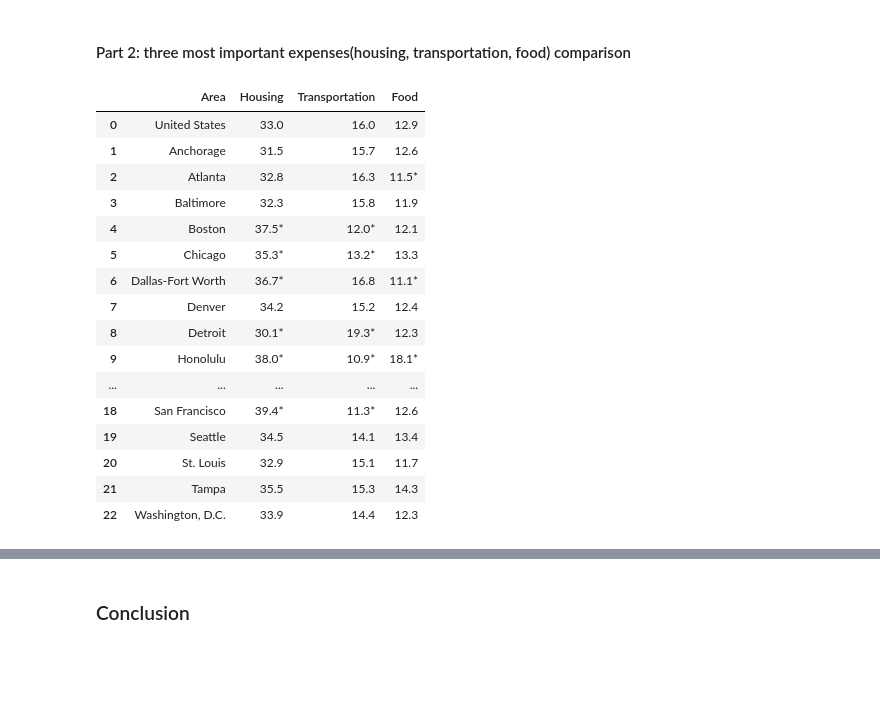
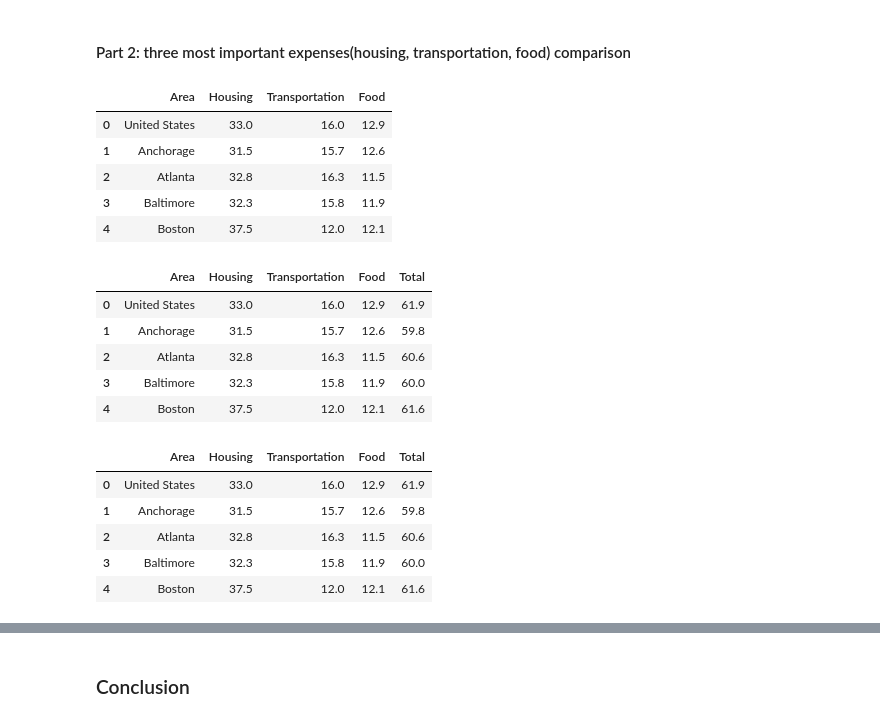
Before and after one commit to gegeli638/DAV-5400, a Jupyter notebook: final/12.13.ipynb, the cells around one changed output, grey strips where cells are left out. Cells and saved outputs as stored; diff of their text form; code cells hidden in the pictures; blank space fills up the shorter version.

```diff
--- a/final/12.13.ipynb
+++ b/final/12.13.ipynb
@@ -242,24 +242,41 @@ plt.show()
 # %%
 #open the web page containing the html data
 tables = pd.read_html('https://raw.githubusercontent.com/gegeli638/DAV-5400/master/final/html.html')
 #the first item in the list is a data frame
 html = tables[0]
-html
+html.head()
 # %% [output]
 |  | Area | Housing | Transportation | Food |
 | 0 | United States | 33.0 | 16.0 | 12.9 |
 | 1 | Anchorage | 31.5 | 15.7 | 12.6 |
-| 2 | Atlanta | 32.8 | 16.3 | 11.5* |
+| 2 | Atlanta | 32.8 | 16.3 | 11.5 |
 | 3 | Baltimore | 32.3 | 15.8 | 11.9 |
-| 4 | Boston | 37.5* | 12.0* | 12.1 |
-| 5 | Chicago | 35.3* | 13.2* | 13.3 |
-| 6 | Dallas-Fort Worth | 36.7* | 16.8 | 11.1* |
-| 7 | Denver | 34.2 | 15.2 | 12.4 |
-| 8 | Detroit | 30.1* | 19.3* | 12.3 |
-| 9 | Honolulu | 38.0* | 10.9* | 18.1* |
-| ... | ... | ... | ... | ... |
-| 18 | San Francisco | 39.4* | 11.3* | 12.6 |
-| 19 | Seattle | 34.5 | 14.1 | 13.4 |
-| 20 | St. Louis | 32.9 | 15.1 | 11.7 |
-| 21 | Tampa | 35.5 | 15.3 | 14.3 |
-| 22 | Washington, D.C. | 33.9 | 14.4 | 12.3 |
+| 4 | Boston | 37.5 | 12.0 | 12.1 |
+# %%
+# convert the values of Housing,Transportation and Food columns to int
+
+html['Housing'] = pd.to_numeric(html['Housing'])
+html['Transportation'] = pd.to_numeric(html['Transportation'])
+html['Food'] = pd.to_numeric(html['Food'])
+#html.head()
+# get the total expenses of Housing,Transportation,Food
+
+html['Total'] = html.sum(axis=1)
+html.head()
+# %% [output]
+|  | Area | Housing | Transportation | Food | Total |
+| 0 | United States | 33.0 | 16.0 | 12.9 | 61.9 |
+| 1 | Anchorage | 31.5 | 15.7 | 12.6 | 59.8 |
+| 2 | Atlanta | 32.8 | 16.3 | 11.5 | 60.6 |
+| 3 | Baltimore | 32.3 | 15.8 | 11.9 | 60.0 |
+| 4 | Boston | 37.5 | 12.0 | 12.1 | 61.6 |
+# %%
+html1 = html.melt(id_vars = ["Area"], value_vars = ['Housing','Transportation','Food','Total'])
+html.head()
+# %% [output]
+|  | Area | Housing | Transportation | Food | Total |
+| 0 | United States | 33.0 | 16.0 | 12.9 | 61.9 |
+| 1 | Anchorage | 31.5 | 15.7 | 12.6 | 59.8 |
+| 2 | Atlanta | 32.8 | 16.3 | 11.5 | 60.6 |
+| 3 | Baltimore | 32.3 | 15.8 | 11.9 | 60.0 |
+| 4 | Boston | 37.5 | 12.0 | 12.1 | 61.6 |
```
Also changed, not shown: parts of 2 cells of this notebook.
